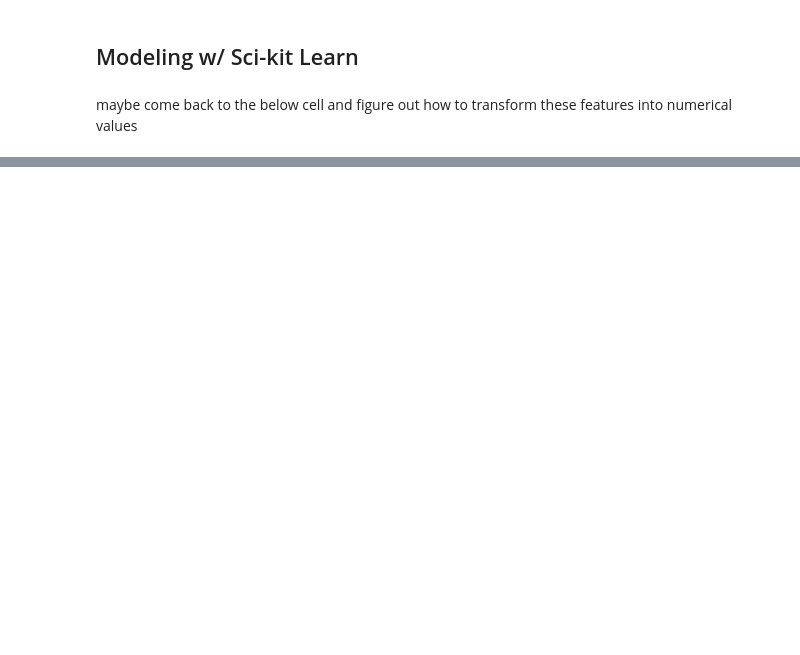
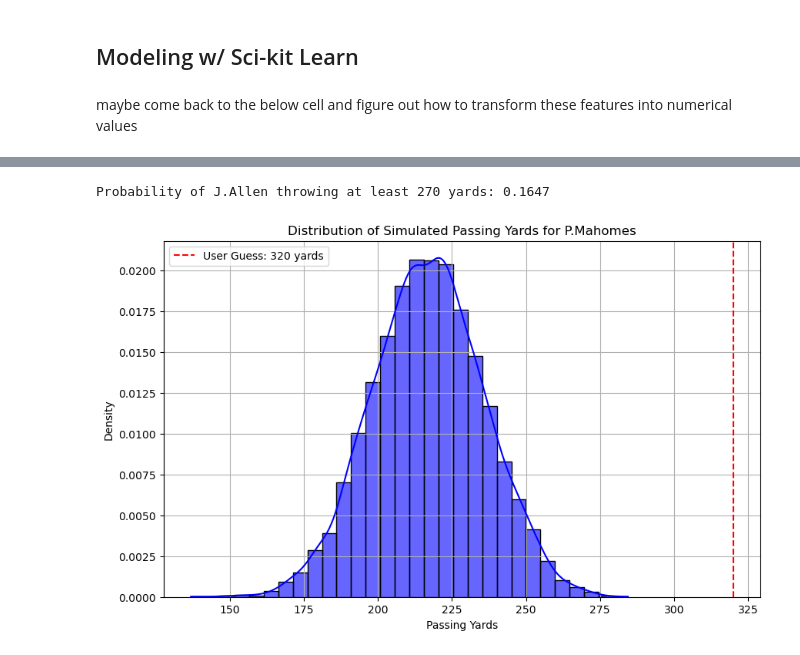
Before and after one commit to bhuggard/CheckTheCover, a Jupyter notebook: sandbox.ipynb, the cells around one changed output, grey strips where cells are left out. Saved outputs shown, nothing was run; the diff lists cells and outputs as text; code cells hidden in the pictures; blank space fills up the shorter version.

```diff
--- a/sandbox.ipynb
+++ b/sandbox.ipynb
@@ -590,0 +694,50 @@ Standard Deviation of Residuals: 19.235882956983748
+# %%
+qb_name = "J.Allen"  # Example quarterback name
+user_guess = 270  # Example user guess for passing yards
+
+
+# Calculate the probability of P.Mahomes throwing at least 320 yards
+probability = calculate_probability_of_guess(qb_name, user_guess, simulated_df)
+
+print(f"Probability of {qb_name} throwing at least {user_guess} yards: {probability:.4f}")
+# %% [output]
+Probability of J.Allen throwing at least 270 yards: 0.1647
+# %%
+def plot_qb_simulation_curve(qb_name, simulated_df, user_guess=None):
+    """
+    Plots the distribution (curve) of simulated passing yards for a given QB.
+    :param qb_name: The quarterback's name (e.g., "P.Mahomes").
+    :param simulated_df: DataFrame containing simulated passing yards for each QB.
+    :param user_guess: Optional user guess for passing yards to plot on the curve.
+    """
+    # Ensure the QB name is in the simulated results
+    if qb_name not in simulated_df.columns:
+        raise ValueError(f"Quarterback {qb_name} not found in the simulation results.")
+
+    # Get the simulated passing yards for the specified QB
+    qb_simulations = simulated_df[qb_name]
+
+    # Plot the distribution of the simulated passing yards
+    plt.figure(figsize=(10, 6))
+    sns.histplot(qb_simulations, bins=30, kde=True, color='blue', stat="density", alpha=0.6)
+
+    # Add the user guess line if provided
+    if user_guess is not None:
+        plt.axvline(user_guess, color='red', linestyle='--', label=f"User Guess: {user_guess} yards")
+
+    plt.title(f"Distribution of Simulated Passing Yards for {qb_name}")
+    plt.xlabel("Passing Yards")
+    plt.ylabel("Density")
+    plt.legend()
+    plt.grid(True)
+    plt.show()
+
+# Example usage:
+if __name__ == "__main__":
+    qb_name = "P.Mahomes"  # Example quarterback name
+    user_guess = 320  # Example user guess for passing yards (optional)
+
+    # Plot the curve for Patrick Mahomes with the user guess line
+    plot_qb_simulation_curve(qb_name, simulated_df, user_guess=user_guess)
+# %% [output]
+[figure, added]
```
Also changed, not shown: parts of 16 cells of this notebook.
